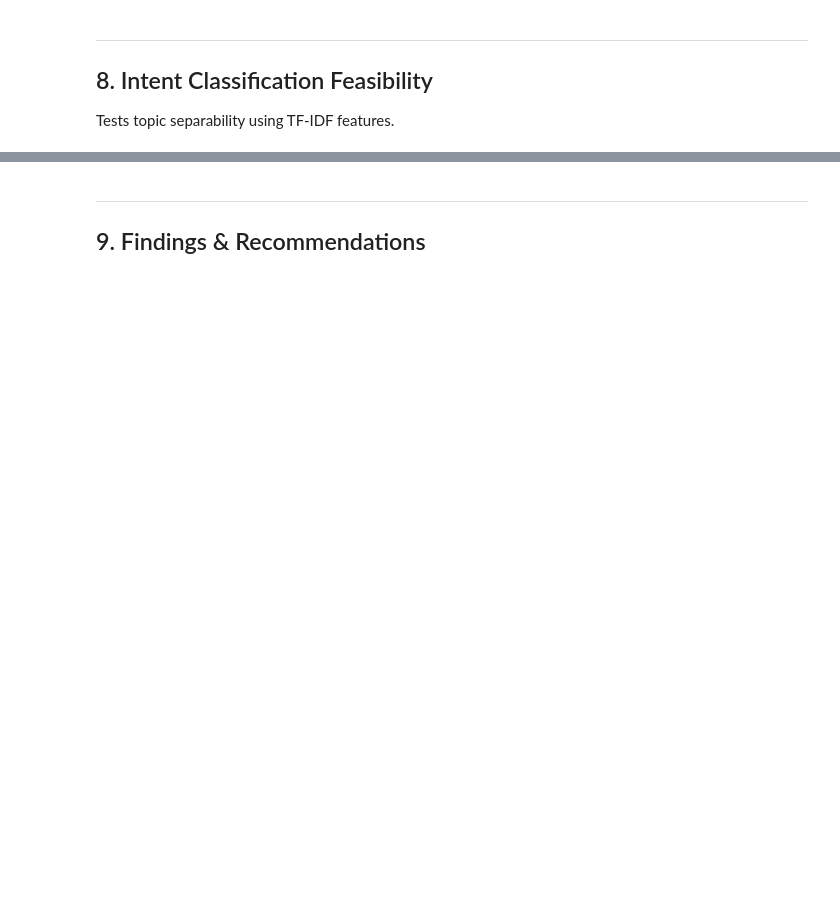
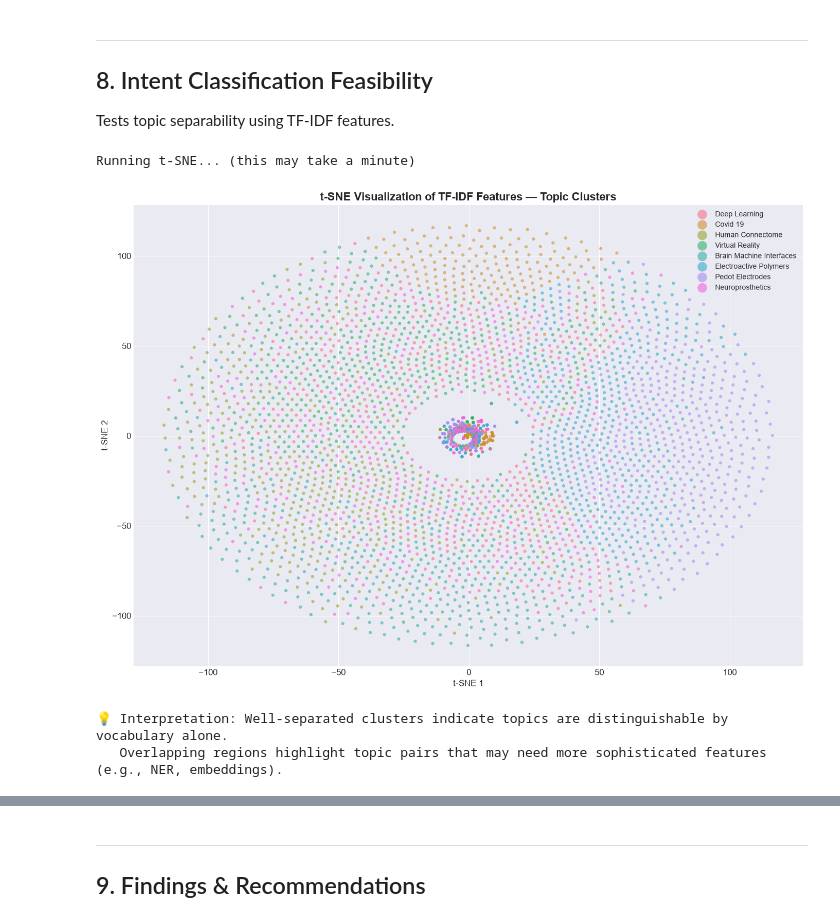
Before and after one commit to Nirmitmistry/MEDICAL-AI, a Jupyter notebook: notebooks/01_eda.ipynb, the cells around one changed output, grey strips where cells are left out. Drawn from its saved outputs; the diff is of its cells as text; code cells hidden in the pictures; blank space fills up the shorter version.

Commit message:
Charts added

```diff
--- a/notebooks/01_eda.ipynb
+++ b/notebooks/01_eda.ipynb
@@ -316,14 +457,14 @@ Linguistic features relevant to NER and intent classification.
 stop_words = list(stopwords.words('english'))
 
 # TF-IDF per topic
-print('📊 Top TF-IDF Terms per Topic (discriminative keywords):\n')
+print(' Top TF-IDF Terms per Topic (discriminative keywords):\n')
 
 tfidf = TfidfVectorizer(max_features=5000, stop_words=stop_words, ngram_range=(1,2), max_df=0.8, min_df=5)
 tfidf_matrix = tfidf.fit_transform(pubmed_df['abstract'])
 feature_names = tfidf.get_feature_names_out()
 
 for topic in topic_columns:
-    mask = pubmed_df['topic'] == topic
+    mask = (pubmed_df['topic'] == topic).values
     topic_tfidf = tfidf_matrix[mask].mean(axis=0).A1
     top_indices = topic_tfidf.argsort()[-15:][::-1]
     top_terms = [(feature_names[i], topic_tfidf[i]) for i in top_indices]
@@ -505,34 +702,39 @@ for topic in topic_columns:
     sampled_dfs.append(subset.sample(min(500, len(subset)), random_state=42))
 sampled = pd.concat(sampled_dfs, ignore_index=True)
 
 tfidf_viz = TfidfVectorizer(max_features=3000, stop_words=stop_words)
 X_viz = tfidf_viz.fit_transform(sampled['abstract'])
 
 # t-SNE
 print('Running t-SNE... (this may take a minute)')
-tsne = TSNE(n_components=2, random_state=42, perplexity=30, n_iter=1000)
+tsne = TSNE(n_components=2, random_state=42, perplexity=30, max_iter=1000)
 X_tsne = tsne.fit_transform(X_viz.toarray())
 
 fig, ax = plt.subplots(figsize=(14, 10))
 topics_unique = sampled['topic'].unique()
 colors_tsne = sns.color_palette('husl', len(topics_unique))
 
 for i, topic in enumerate(topics_unique):
     mask = sampled['topic'] == topic
     ax.scatter(X_tsne[mask, 0], X_tsne[mask, 1],
               c=[colors_tsne[i]], label=topic.replace('_', ' ').title(),
               alpha=0.6, s=20, edgecolors='none')
 
 ax.set_title('t-SNE Visualization of TF-IDF Features — Topic Clusters', fontsize=16, fontweight='bold')
 ax.legend(fontsize=10, markerscale=3, loc='best')
 ax.set_xlabel('t-SNE 1')
 ax.set_ylabel('t-SNE 2')
 plt.tight_layout()
 plt.savefig('../data/processed/tsne_topics.png', dpi=150, bbox_inches='tight')
 plt.show()
 
 print('\n💡 Interpretation: Well-separated clusters indicate topics are distinguishable by vocabulary alone.')
 print('   Overlapping regions highlight topic pairs that may need more sophisticated features (e.g., NER, embeddings).')
+# %% [output]
+Running t-SNE... (this may take a minute)
+[figure, added]
+💡 Interpretation: Well-separated clusters indicate topics are distinguishable by vocabulary alone.
+   Overlapping regions highlight topic pairs that may need more sophisticated features (e.g., NER, embeddings).
 # %%
 # Baseline intent classifier
 print('🤖 Baseline Intent Classifier (Logistic Regression + TF-IDF)\n')
```
Also changed, not shown: parts of 20 cells of this notebook, 1 other file.
